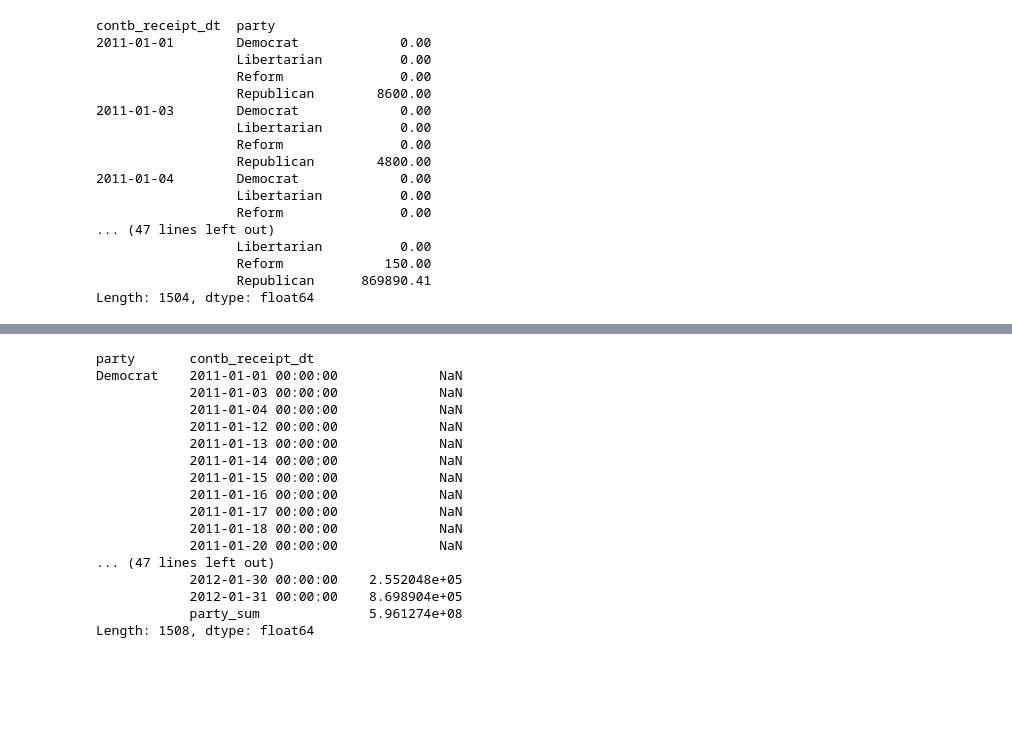
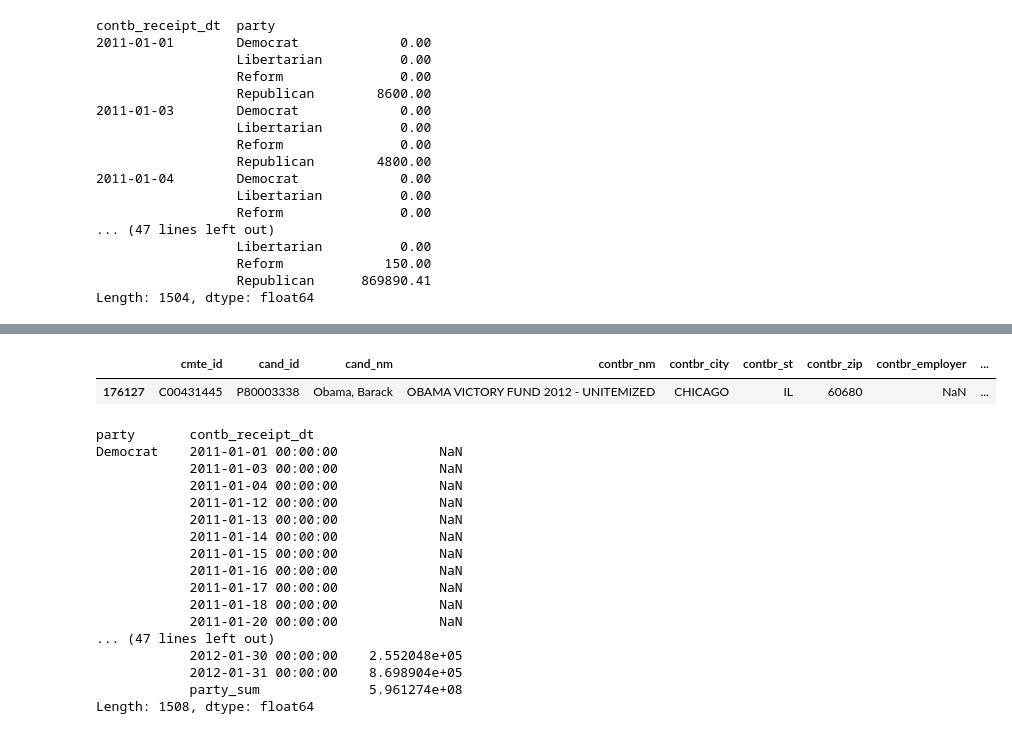
Before and after one commit to hanhouchun/USA-Election-DataAnalysis, a Jupyter notebook: 美国竞选数据分析.ipynb, the cells around one changed output, grey strips where cells are left out. Saved outputs shown, nothing was run; the diff lists cells and outputs as text; code cells hidden in the pictures; blank space fills up the shorter version.

```diff
--- a/美国竞选数据分析.ipynb
+++ b/美国竞选数据分析.ipynb
@@ -382,3 +435,8 @@ usa_election.groupby(['cand_nm','contbr_occupation','contb_receipt_amt']).groups
+# %%
+usa_election.query('cand_nm=="Obama, Barack" & contb_receipt_amt == 1944042.43')
+# %% [output]
+|  | cmte_id | cand_id | cand_nm | contbr_nm | contbr_city | contbr_st | contbr_zip | contbr_employer | ... |
+| 176127 | C00431445 | P80003338 | Obama, Barack | OBAMA VICTORY FUND 2012 - UNITEMIZED | CHICAGO | IL | 60680 | NaN | ... |
 # %%
 # %% [output]
 party       contb_receipt_dt
```
Also changed, not shown: parts of 23 cells of this notebook.
